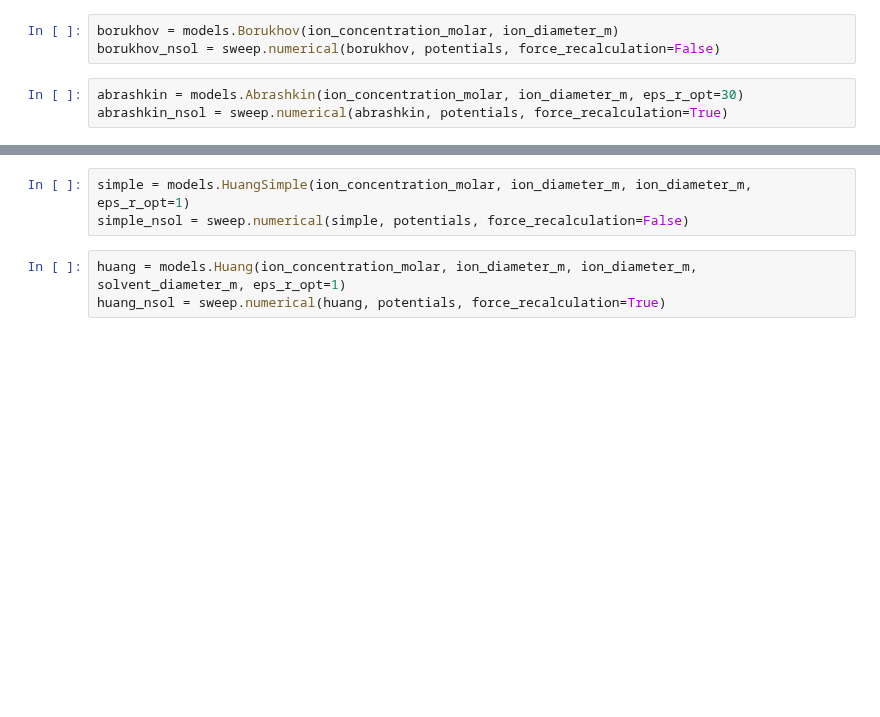
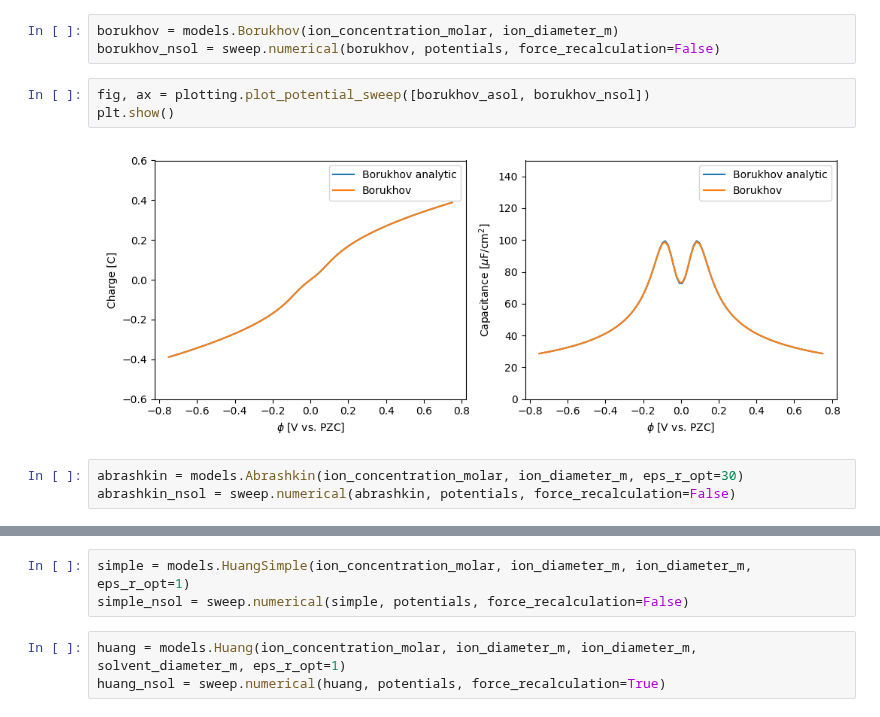
Before and after one commit to lucasdekam/frumkin, a Jupyter notebook: potential_sweeps.ipynb, the cells around one changed output, grey strips where cells are left out. Drawn from its saved outputs; the diff is of its cells as text; blank space fills up the shorter version.

```diff
--- a/potential_sweeps.ipynb
+++ b/potential_sweeps.ipynb
@@ -20,6 +25,11 @@ gc_nsol = sweep.numerical(gc, potentials, force_recalculation=False)
 # %%
 borukhov = models.Borukhov(ion_concentration_molar, ion_diameter_m)
 borukhov_nsol = sweep.numerical(borukhov, potentials, force_recalculation=False)
+# %%
+fig, ax = plotting.plot_potential_sweep([borukhov_asol, borukhov_nsol])
+plt.show()
+# %% [output]
+[figure, added]
 # %%
 abrashkin = models.Abrashkin(ion_concentration_molar, ion_diameter_m, eps_r_opt=30)
-abrashkin_nsol = sweep.numerical(abrashkin, potentials, force_recalculation=True)
+abrashkin_nsol = sweep.numerical(abrashkin, potentials, force_recalculation=False)
```
Also changed, not shown: parts of 4 cells of this notebook.
